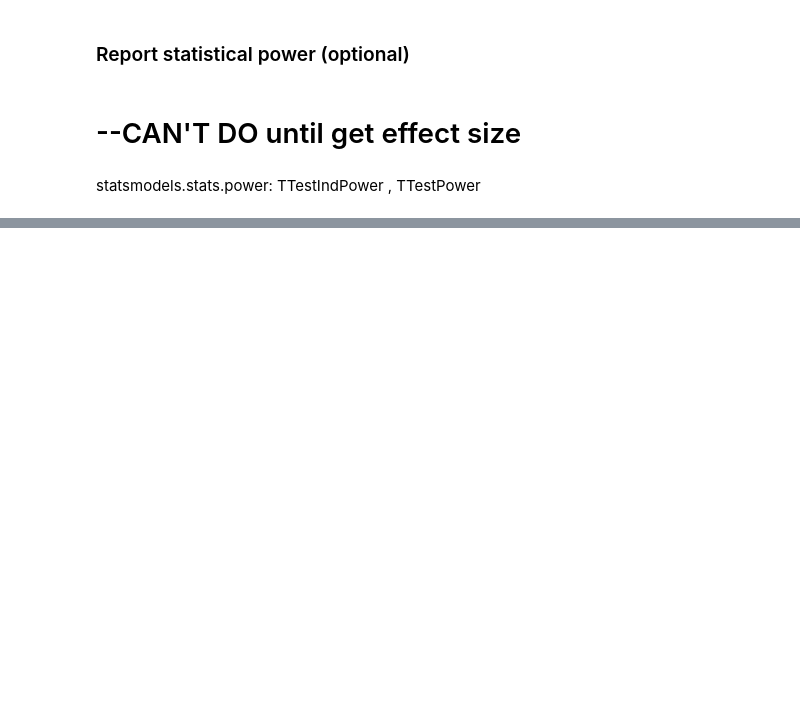
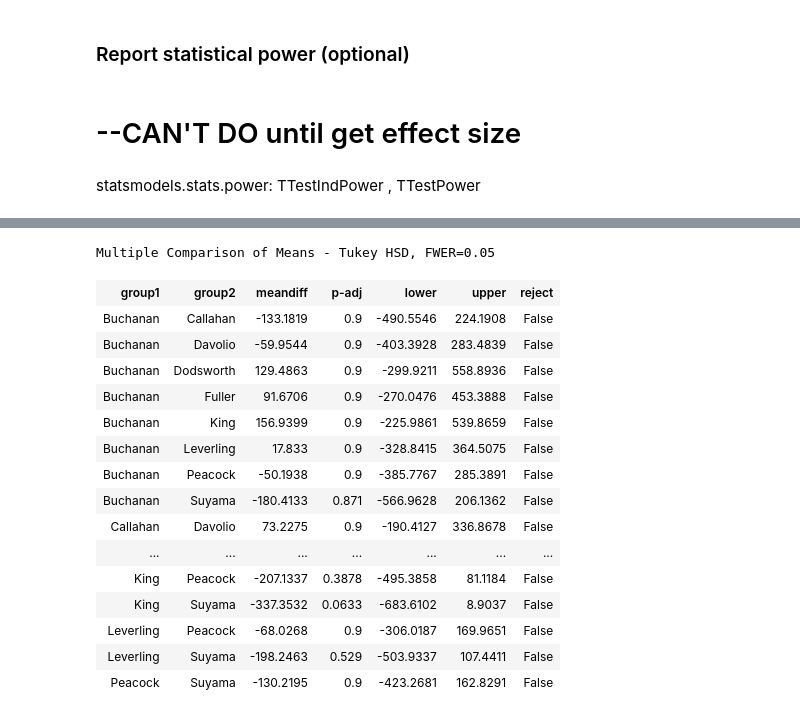
Before and after one commit to alexanderjohnny/hypothesis_testing_workflow_python, a Jupyter notebook: ALEX_BEAT_student.ipynb, the cells around one changed output, grey strips where cells are left out. Cells and saved outputs as stored; diff of their text form; code cells hidden in the pictures; blank space fills up the shorter version.

```diff
--- a/ALEX_BEAT_student.ipynb
+++ b/ALEX_BEAT_student.ipynb
@@ -1255,0 +1582,22 @@ TTestIndPower , TTestPower
+# %%
+# contains all outliers prior to outlier removal
+h4tukey = pairwise_tukeyhsd(h4df['Total Spent'],h4df['LastName'])
+h4tukey.summary()
+# %% [output]
+Multiple Comparison of Means - Tukey HSD, FWER=0.05
+| group1 | group2 | meandiff | p-adj | lower | upper | reject |
+| Buchanan | Callahan | -133.1819 | 0.9 | -490.5546 | 224.1908 | False |
+| Buchanan | Davolio | -59.9544 | 0.9 | -403.3928 | 283.4839 | False |
+| Buchanan | Dodsworth | 129.4863 | 0.9 | -299.9211 | 558.8936 | False |
+| Buchanan | Fuller | 91.6706 | 0.9 | -270.0476 | 453.3888 | False |
+| Buchanan | King | 156.9399 | 0.9 | -225.9861 | 539.8659 | False |
+| Buchanan | Leverling | 17.833 | 0.9 | -328.8415 | 364.5075 | False |
+| Buchanan | Peacock | -50.1938 | 0.9 | -385.7767 | 285.3891 | False |
+| Buchanan | Suyama | -180.4133 | 0.871 | -566.9628 | 206.1362 | False |
+| Callahan | Davolio | 73.2275 | 0.9 | -190.4127 | 336.8678 | False |
+| ... | ... | ... | ... | ... | ... | ... |
+| King | Peacock | -207.1337 | 0.3878 | -495.3858 | 81.1184 | False |
+| King | Suyama | -337.3532 | 0.0633 | -683.6102 | 8.9037 | False |
+| Leverling | Peacock | -68.0268 | 0.9 | -306.0187 | 169.9651 | False |
+| Leverling | Suyama | -198.2463 | 0.529 | -503.9337 | 107.4411 | False |
+| Peacock | Suyama | -130.2195 | 0.9 | -423.2681 | 162.8291 | False |
```
Also changed, not shown: parts of 64 cells of this notebook.
